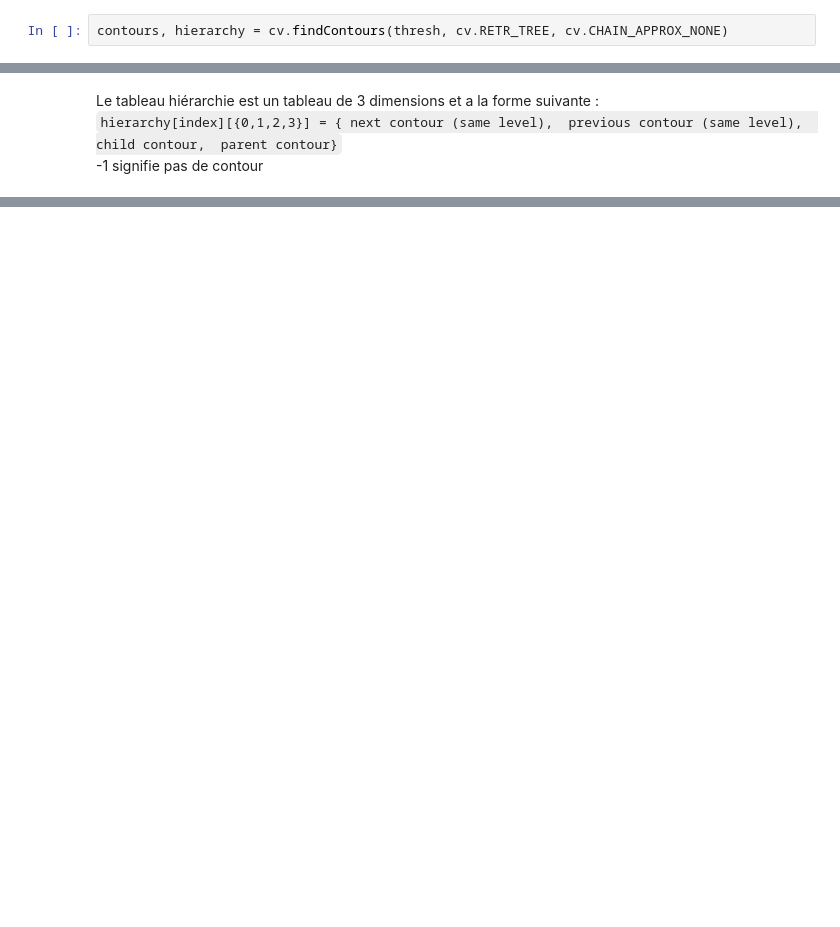
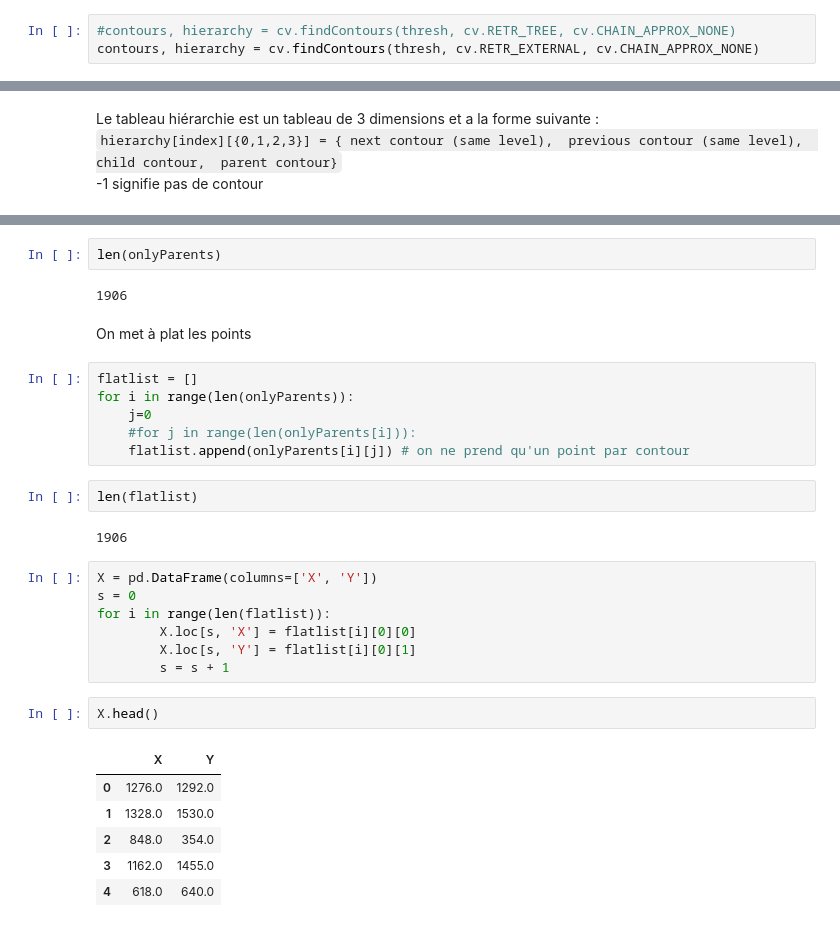
Before and after one commit to datacorner/les-tutos-datacorner.fr, a Jupyter notebook: vision-par-ordinateur/multipledocsplit/shapes_extraction.ipynb, the cells around one changed output, grey strips where cells are left out. Saved outputs shown, nothing was run; the diff lists cells and outputs as text; blank space fills up the shorter version.

```diff
--- a/vision-par-ordinateur/multipledocsplit/shapes_extraction.ipynb
+++ b/vision-par-ordinateur/multipledocsplit/shapes_extraction.ipynb
@@ -47,4 +47,5 @@ plt.imshow(thresh)
 # %%
-contours, hierarchy = cv.findContours(thresh, cv.RETR_TREE, cv.CHAIN_APPROX_NONE)
+#contours, hierarchy = cv.findContours(thresh, cv.RETR_TREE, cv.CHAIN_APPROX_NONE)
+contours, hierarchy = cv.findContours(thresh, cv.RETR_EXTERNAL, cv.CHAIN_APPROX_NONE)
 # %%
 contours = sorted(contours, key=cv.contourArea, reverse=True)
@@ -161,0 +98,32 @@ plt.imshow(im_target)
+# %%
+len(onlyParents)
+# %% [output]
+1906
+# %% [markdown]
+On met à plat les points
+# %%
+flatlist = []
+for i in range(len(onlyParents)):
+    j=0
+    #for j in range(len(onlyParents[i])):
+    flatlist.append(onlyParents[i][j]) # on ne prend qu'un point par contour
+# %%
+len(flatlist)
+# %% [output]
+1906
+# %%
+X = pd.DataFrame(columns=['X', 'Y'])
+s = 0
+for i in range(len(flatlist)):
+        X.loc[s, 'X'] = flatlist[i][0][0]
+        X.loc[s, 'Y'] = flatlist[i][0][1]
+        s = s + 1
+# %%
+X.head()
+# %% [output]
+|  | X | Y |
+| 0 | 1276.0 | 1292.0 |
+| 1 | 1328.0 | 1530.0 |
+| 2 | 848.0 | 354.0 |
+| 3 | 1162.0 | 1455.0 |
+| 4 | 618.0 | 640.0 |
```
Also changed, not shown: parts of 23 cells of this notebook.
